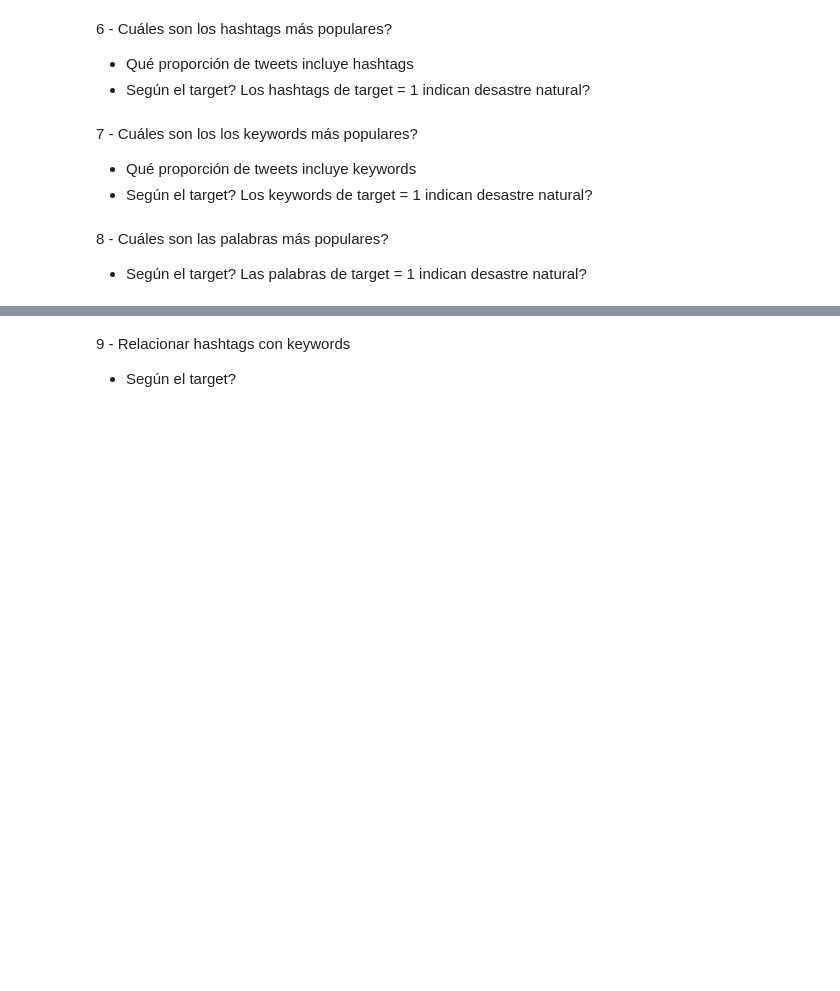
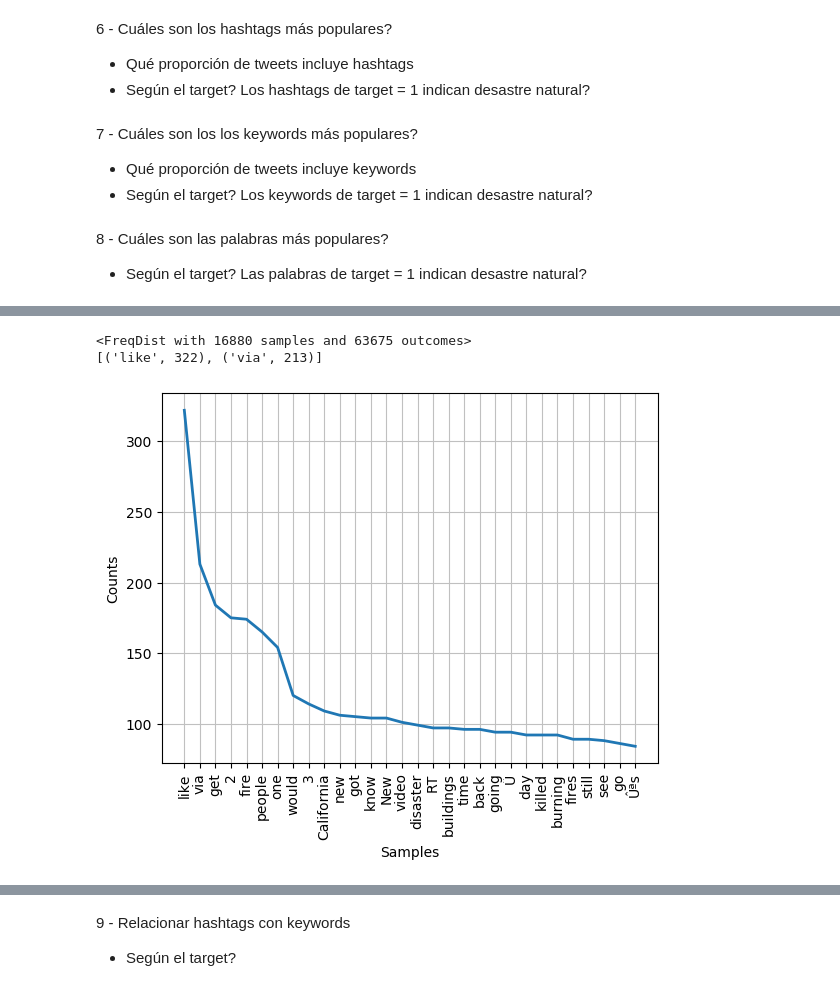
Before and after one commit to patopizzini/Organizacion_Datos_1C2020, a Jupyter notebook: TP1/TP1_JM.ipynb, the cells around one changed output, grey strips where cells are left out. Drawn from its saved outputs; the diff is of its cells as text; code cells hidden in the pictures; blank space fills up the shorter version.

```diff
--- a/TP1/TP1_JM.ipynb
+++ b/TP1/TP1_JM.ipynb
@@ -397,0 +419,17 @@ ax.legend(ncol=2, loc="lower right", frameon=True)
+# %%
+#Sabiendo que todos los tweets son en idioma ingles, quitamos las stopwords, y volvemos a graficar
+stop_words=set(stopwords.words("english"))
+tweets_words_filtered = []
+for word in tweets_words:
+    if word.lower() not in stop_words:
+        tweets_words_filtered.append(word)
+
+fdist = FreqDist(tweets_words_filtered)
+print(fdist)
+print(fdist.most_common(2))
+fdist.plot(30,cumulative=False)
+plt.show()
+# %% [output]
+<FreqDist with 16880 samples and 63675 outcomes>
+[('like', 322), ('via', 213)]
+[figure, added]
```
Also changed, not shown: parts of 19 cells of this notebook.
